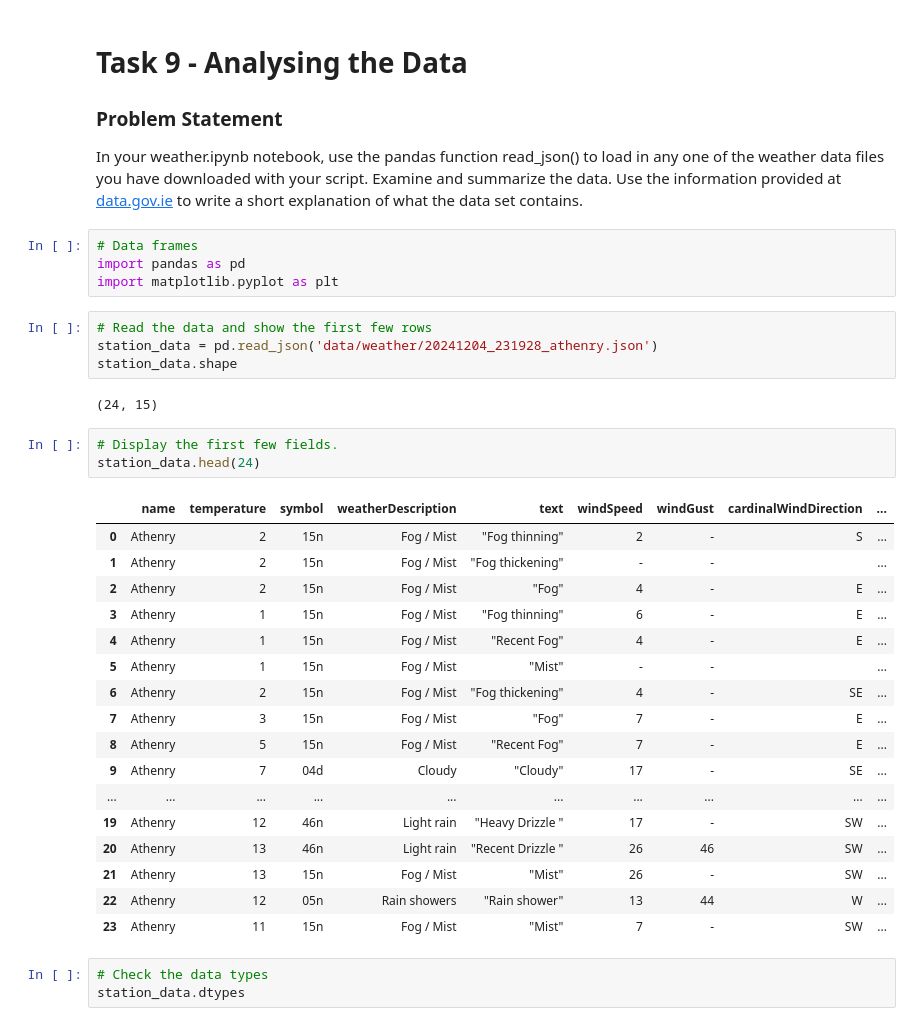
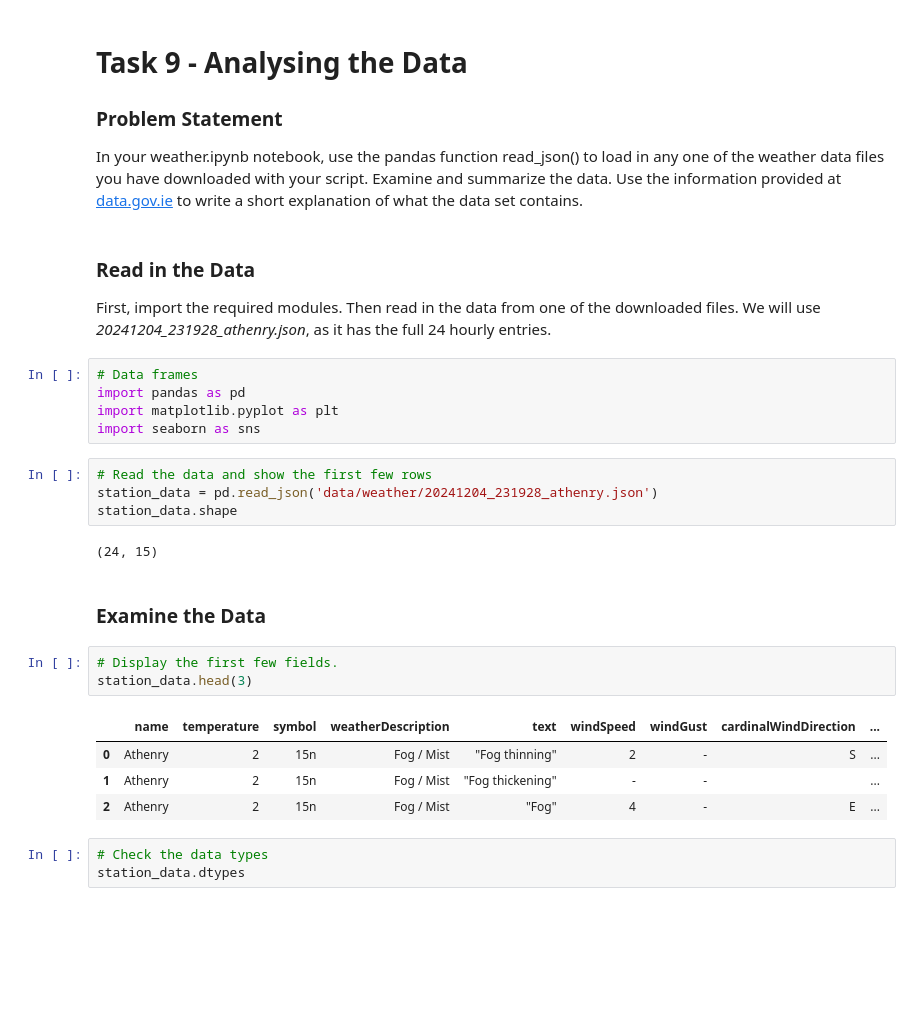
Before and after one commit to dvdgeroconnell/computer_infrastructure, a Jupyter notebook: weather.ipynb, the cells around one changed output. Drawn from its saved outputs; the diff is of its cells as text; blank space fills up the shorter version.

```diff
--- a/weather.ipynb
+++ b/weather.ipynb
@@ -149,37 +149,31 @@ See Task 1 - Task 7 above.
 # Task 9 - Analysing the Data
 ### Problem Statement
 In your weather.ipynb notebook, use the pandas function read_json() to load in any one of the weather data files you have downloaded with your script. Examine and summarize the data. Use the information provided at [data.gov.ie](https://data.gov.ie/dataset/todays-weather-athenry) to write a short explanation of what the data set contains.
+# %% [markdown]
+### Read in the Data
+First, import the required modules. Then read in the data from one of the downloaded files.
+We will use *20241204_231928_athenry.json*, as it has the full 24 hourly entries.
 # %%
 # Data frames
 import pandas as pd
 import matplotlib.pyplot as plt
+import seaborn as sns
 # %%
 # Read the data and show the first few rows
 station_data = pd.read_json('data/weather/20241204_231928_athenry.json')
 station_data.shape
 # %% [output]
 (24, 15)
+# %% [markdown]
+### Examine the Data
 # %%
 # Display the first few fields.
-station_data.head(24)
+station_data.head(3)
 # %% [output]
 |  | name | temperature | symbol | weatherDescription | text | windSpeed | windGust | cardinalWindDirection | ... |
 | 0 | Athenry | 2 | 15n | Fog / Mist | "Fog thinning" | 2 | - | S | ... |
 | 1 | Athenry | 2 | 15n | Fog / Mist | "Fog thickening" | - | - |  | ... |
 | 2 | Athenry | 2 | 15n | Fog / Mist | "Fog" | 4 | - | E | ... |
-| 3 | Athenry | 1 | 15n | Fog / Mist | "Fog thinning" | 6 | - | E | ... |
-| 4 | Athenry | 1 | 15n | Fog / Mist | "Recent Fog" | 4 | - | E | ... |
-| 5 | Athenry | 1 | 15n | Fog / Mist | "Mist" | - | - |  | ... |
-| 6 | Athenry | 2 | 15n | Fog / Mist | "Fog thickening" | 4 | - | SE | ... |
-| 7 | Athenry | 3 | 15n | Fog / Mist | "Fog" | 7 | - | E | ... |
-| 8 | Athenry | 5 | 15n | Fog / Mist | "Recent Fog" | 7 | - | E | ... |
-| 9 | Athenry | 7 | 04d | Cloudy | "Cloudy" | 17 | - | SE | ... |
-| ... | ... | ... | ... | ... | ... | ... | ... | ... | ... |
-| 19 | Athenry | 12 | 46n | Light rain | "Heavy Drizzle " | 17 | - | SW | ... |
-| 20 | Athenry | 13 | 46n | Light rain | "Recent Drizzle " | 26 | 46 | SW | ... |
-| 21 | Athenry | 13 | 15n | Fog / Mist | "Mist" | 26 | - | SW | ... |
-| 22 | Athenry | 12 | 05n | Rain showers | "Rain shower" | 13 | 44 | W | ... |
-| 23 | Athenry | 11 | 15n | Fog / Mist | "Mist" | 7 | - | SW | ... |
 # %%
 # Check the data types
 station_data.dtypes
```
Also changed, not shown: parts of 10 cells of this notebook, 1 other file.
